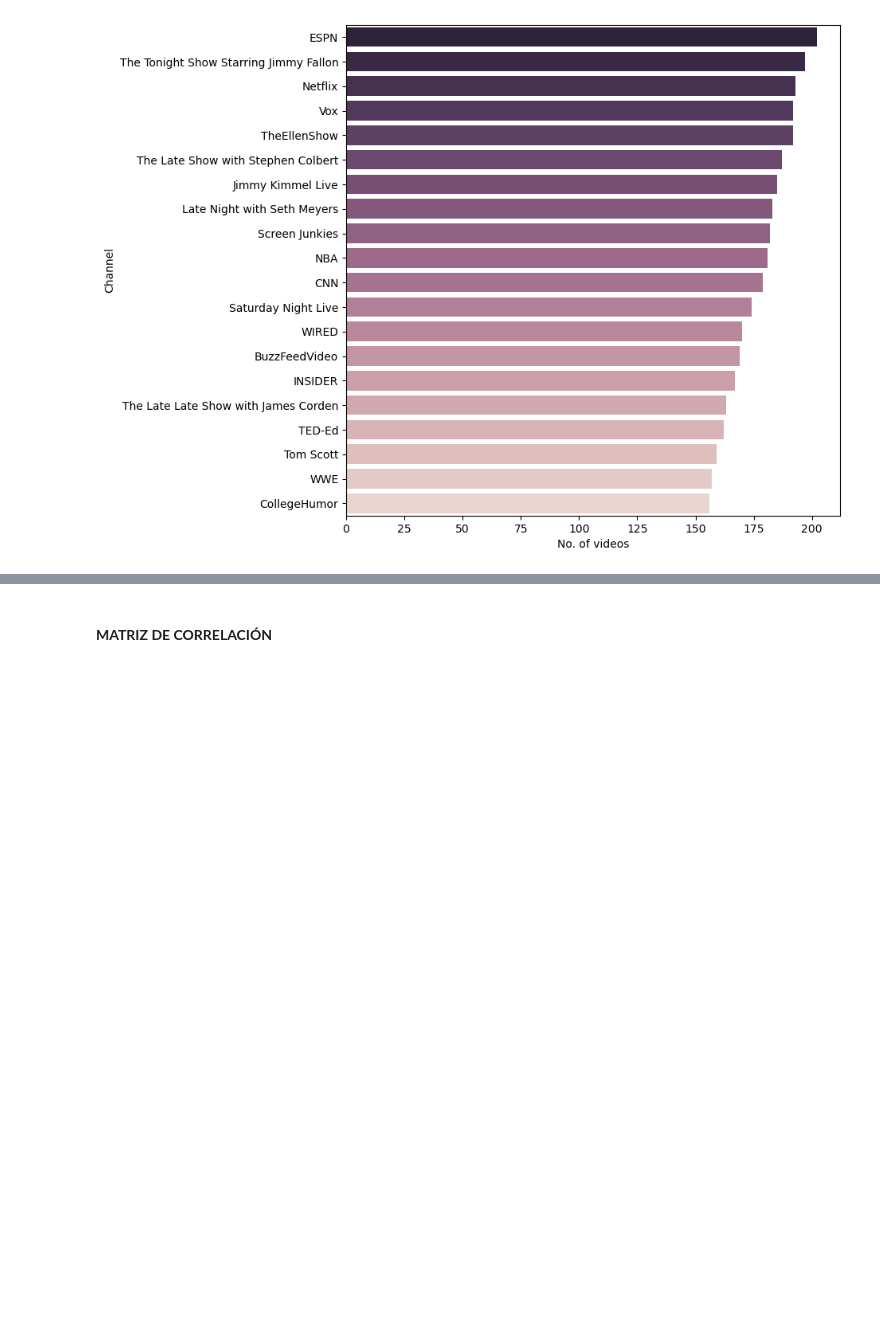
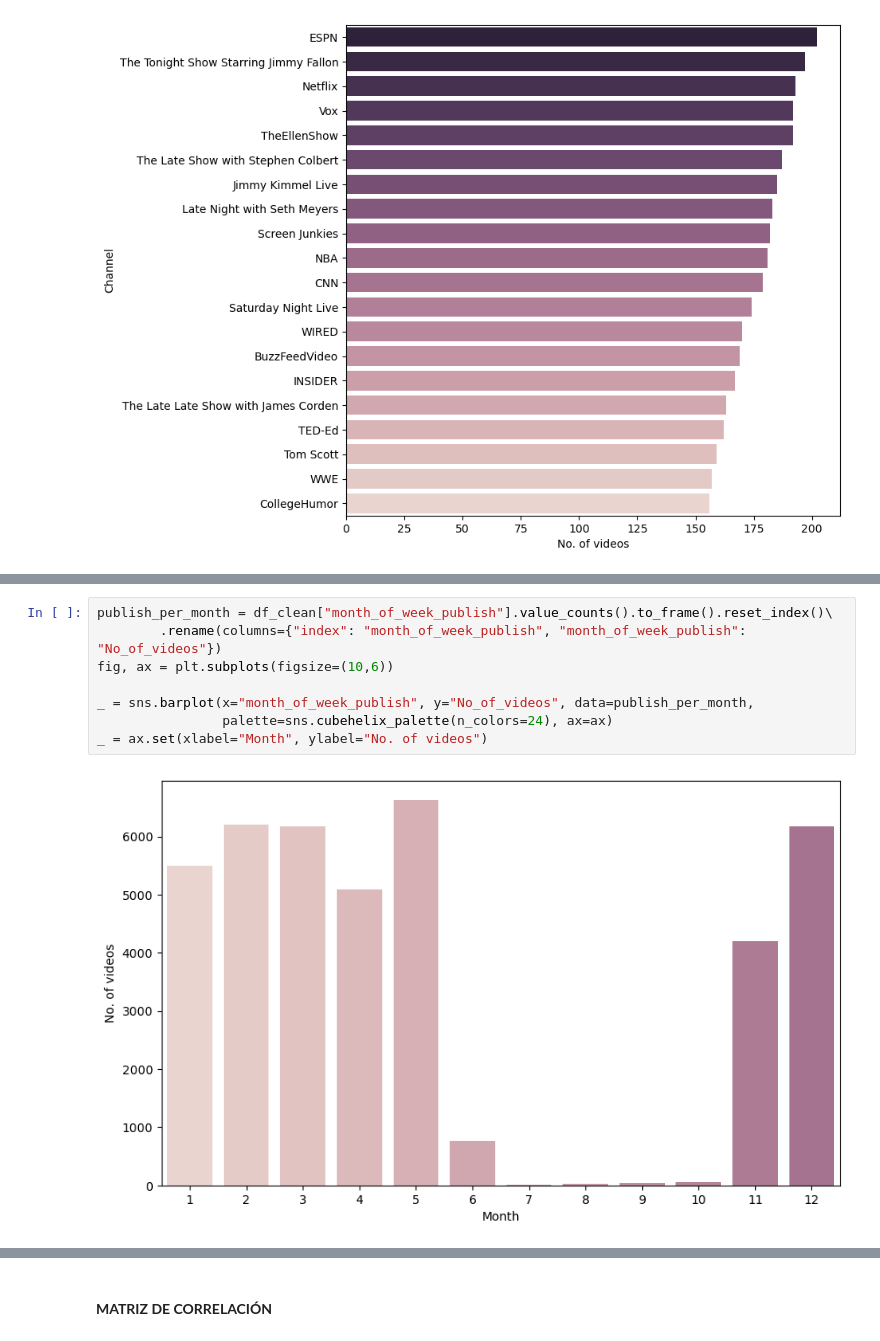
Before and after one commit to lauracamilaballesteros/proyecto-youtube, a Jupyter notebook: proyecto.ipynb, the cells around one changed output, grey strips where cells are left out. Saved outputs shown, nothing was run; the diff lists cells and outputs as text; blank space fills up the shorter version.

```diff
--- a/proyecto.ipynb
+++ b/proyecto.ipynb
@@ -494,0 +491,10 @@ df_clean
+# %%
+publish_per_month = df_clean["month_of_week_publish"].value_counts().to_frame().reset_index()\
+        .rename(columns={"index": "month_of_week_publish", "month_of_week_publish": "No_of_videos"})
+fig, ax = plt.subplots(figsize=(10,6))
+
+_ = sns.barplot(x="month_of_week_publish", y="No_of_videos", data=publish_per_month,
+                palette=sns.cubehelix_palette(n_colors=24), ax=ax)
+_ = ax.set(xlabel="Month", ylabel="No. of videos")
+# %% [output]
+[figure, added]
```
Also changed, not shown: parts of 6 cells of this notebook.
